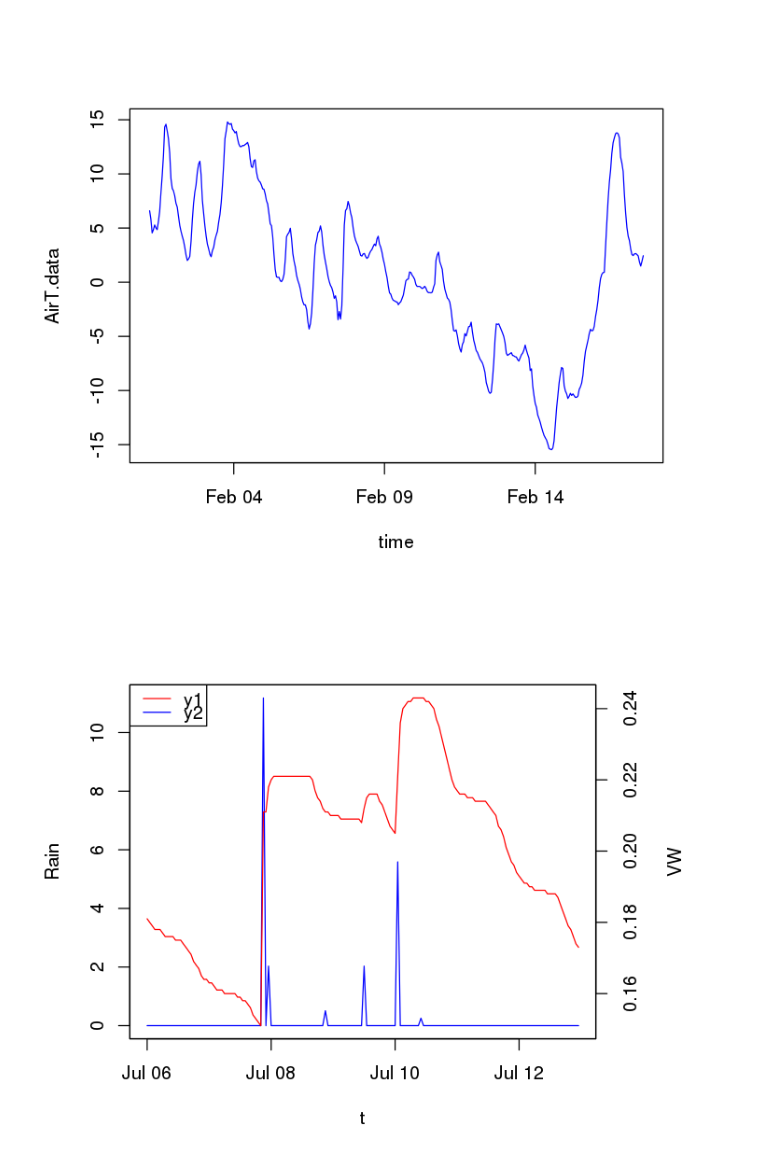
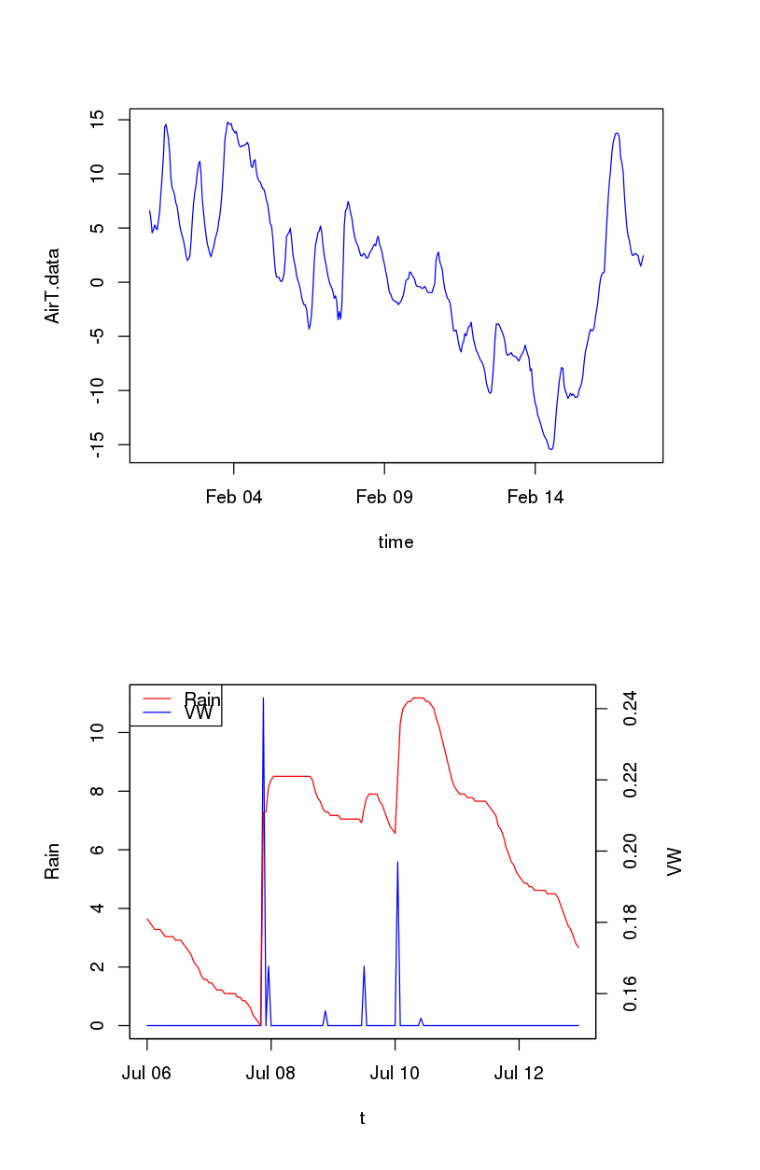
Before and after one commit to jsignell/intro-to-netcdf, a Jupyter notebook: Intro to R.ipynb, the cells around one changed output. Saved outputs shown, nothing was run; the diff lists cells and outputs as text; code cells hidden in the pictures.

Commit message:
plot multiple variables on same xaxis

```diff
--- a/Intro to R.ipynb
+++ b/Intro to R.ipynb
@@ -56,17 +58,19 @@ plot(slice, type="l", col="blue")
 # %%
 start = which(time=="2015-07-06")
 count = which(time=="2015-07-13") - start
 
 Rain = ncvar_get(ds,'Rain_mm_3_Tot', start, count)
 VW = ncvar_get(ds,'VW', start, count)
 t = time[start:(start+count-1)]
 
+a_week = data.frame(t,Rain, VW)
+
 par(mar=c(5,4,4,5)+.1)
 plot(t,Rain,type="l",col="blue")
 par(new=TRUE)
 plot(t, VW,type="l",col="red",xaxt="n",yaxt="n",xlab="",ylab="")
 axis(4)
 mtext("VW",side=4,line=3)
-legend("topleft",col=c("red","blue"),lty=1,legend=c("y1","y2"))
+legend("topleft",col=c("red","blue"),lty=1,legend=c("Rain","VW"))
 # %% [output]
-[figure, old version]
+[figure, new version]
```
Also changed, not shown: parts of 3 cells of this notebook, 1 other file.
